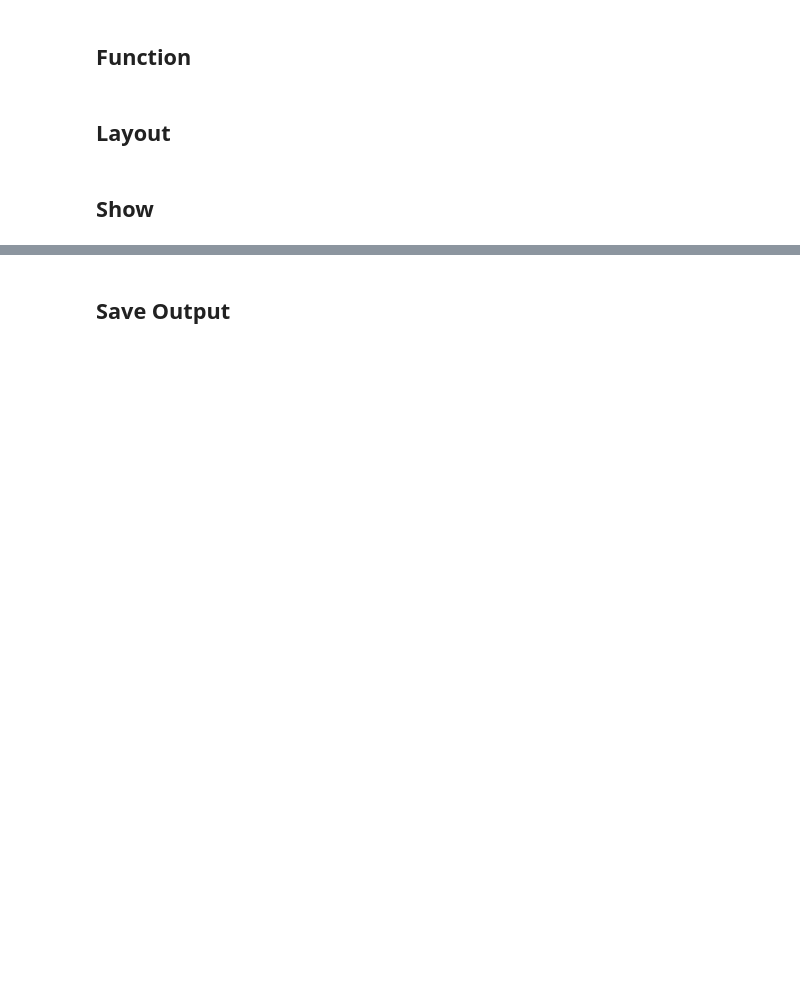
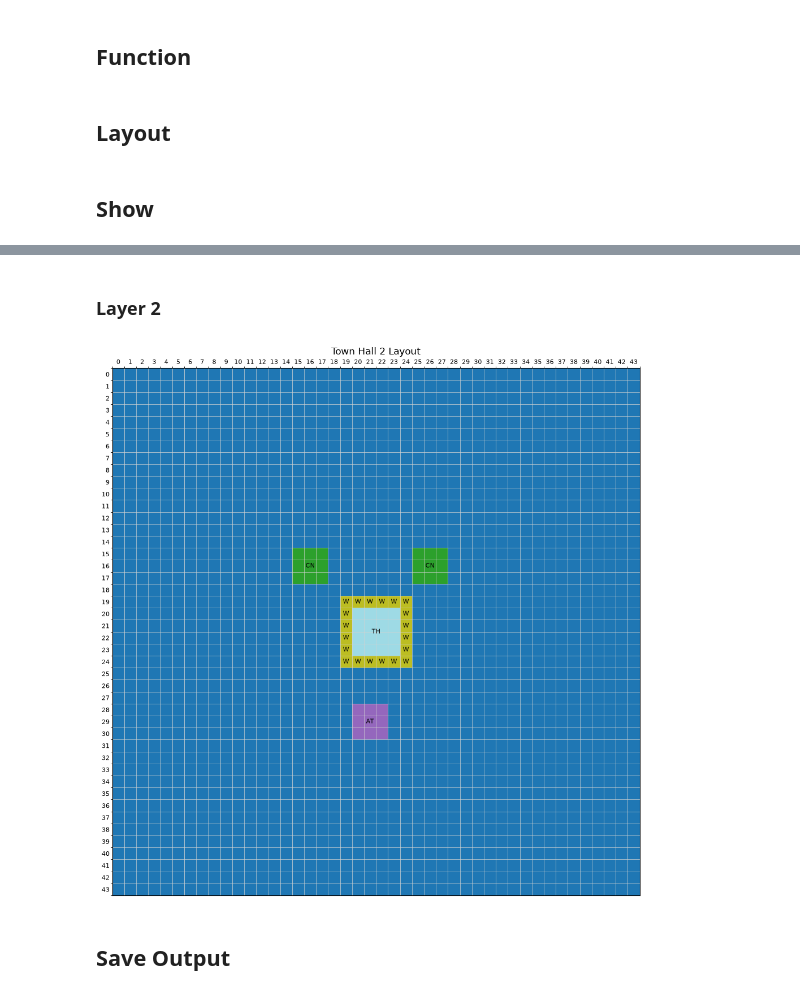
Before and after one commit to widiarrohman1234/coc-base-designer, a Jupyter notebook: main.ipynb, the cells around one changed output, grey strips where cells are left out. Cells and saved outputs as stored; diff of their text form; code cells hidden in the pictures; blank space fills up the shorter version.

```diff
--- a/main.ipynb
+++ b/main.ipynb
@@ -231,3 +287,30 @@ fig = show_map(base)
+# %% [markdown]
+### Layer 2
+# %%
+annotations = []
+for b in layout["buildings"]:
+
+    building = get_building(b["code"])
+
+    annotations.append({
+        "text":building["code"],
+        "row":b["row"],
+        "col":b["col"],
+        "width":building["width"],
+        "height":building["height"]
+    })
+
+for w in layout["walls"]:
+    annotations.append({
+        "text": "W",
+        "row": w["row"],
+        "col": w["col"],
+        "width": wall["width"],
+        "height": wall["height"]
+    })
+fig, ax = show_map(base, annotations)
+# %% [output]
+[figure, added]
 # %% [markdown]
 ## Save Output
 # %%
```
Also changed, not shown: parts of 8 cells of this notebook, 4 other files.
